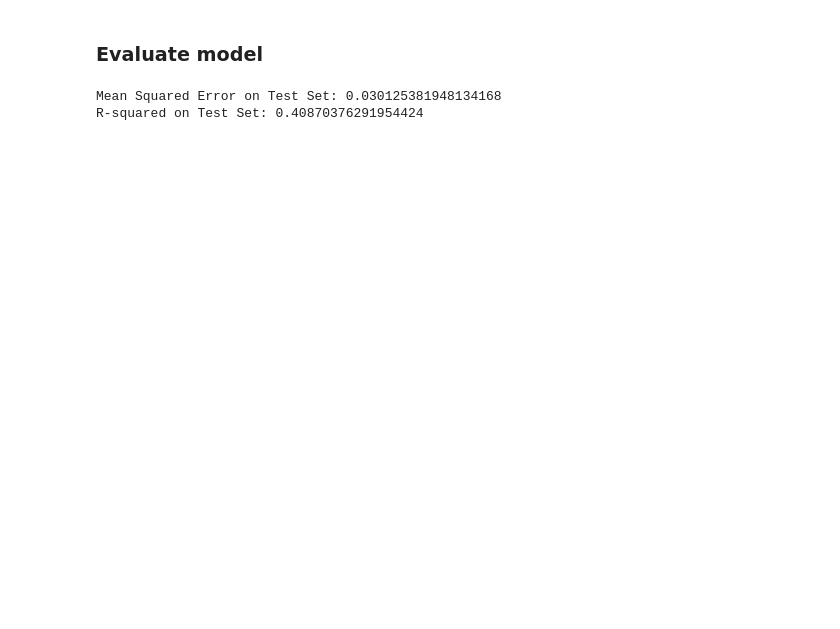
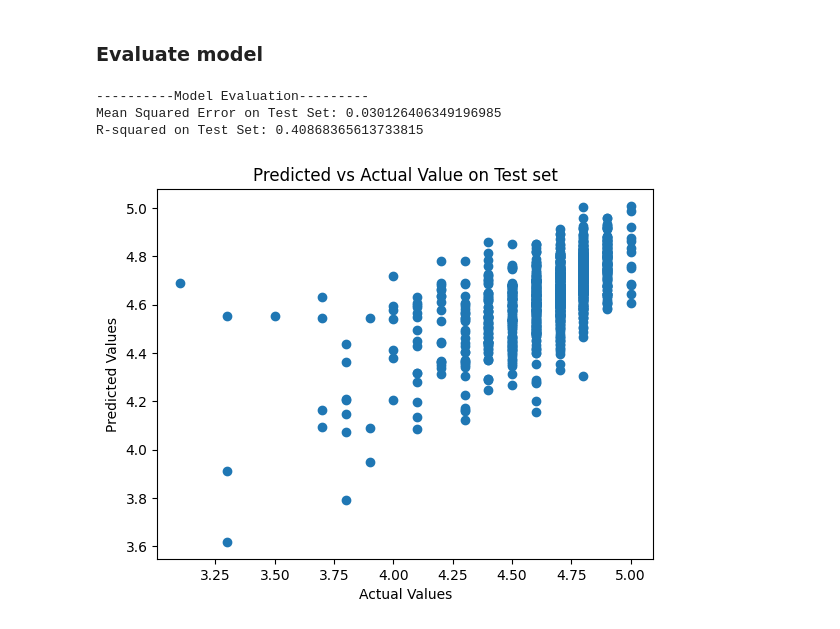
Before and after one commit to dagngyen/hcmus_23-24_coursesra-courses-analysis, a Jupyter notebook: Phase 2: Building model/linear..ipynb, the cells around one changed output. Saved outputs shown, nothing was run; the diff lists cells and outputs as text; code cells hidden in the pictures; blank space fills up the shorter version.

```diff
--- a/Phase 2: Building model/linear..ipynb
+++ b/Phase 2: Building model/linear..ipynb
@@ -130,0 +139,21 @@ grid_search.best_params_
+# %%
+import time
+
+# defime best param we got above
+param = {'alpha': 0.001,
+ 'learning_rate': 'adaptive',
+ 'max_iter': 500}
+
+model = Pipeline(steps=[
+    ('preprocessor', preprocessor),
+    ('regressor', SGDRegressor(**param))
+])
+
+time_start = time.time()
+model.fit(X_train, y_train)
+time_end = time.time()
+
+# Calculate the running time
+run_time = time_end - time_start
+
+print(f"Training took {run_time:.2f} seconds.")
@@ -135,8 +164,23 @@ best_model = grid_search.best_estimator_
 # %%
-mse = mean_squared_error(y_test, best_model.predict(X_test))
-r_square = r2_score(y_test, best_model.predict(X_test))
-print(f'Mean Squared Error on Test Set: {mse}')
-print(f'R-squared on Test Set: {r_square}')
+
+print("\n----------Model Evaluation---------")
+
+y_test_pred = model.predict(X_test)
+
+mse_ = mean_squared_error(y_test, y_test_pred)
+r_square_ = r2_score(y_test,y_test_pred)
+
+print(f'Mean Squared Error on Test Set: {mse_}')
+print(f'R-squared on Test Set: {r_square_}')
 # %% [output]
-Mean Squared Error on Test Set: 0.030125381948134168
-R-squared on Test Set: 0.40870376291954424
+----------Model Evaluation---------
+Mean Squared Error on Test Set: 0.030126406349196985
+R-squared on Test Set: 0.40868365613733815
+# %%
+plt.scatter(y_test, y_test_pred)
+plt.xlabel('Actual Values')
+plt.ylabel('Predicted Values')
+plt.title('Predicted vs Actual Value on Test set')
+plt.show()
+# %% [output]
+[figure, added]
```
Also changed, not shown: parts of 7 cells of this notebook, 2 other files.
